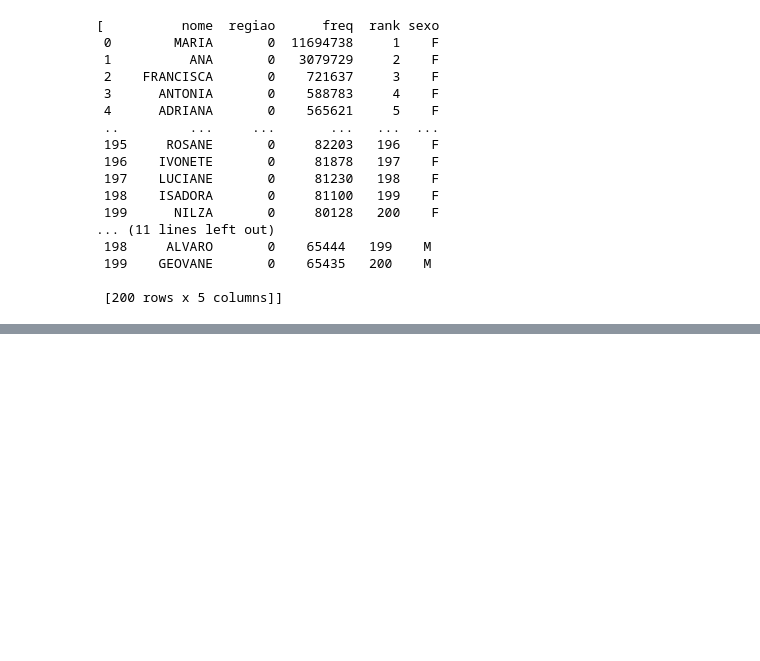
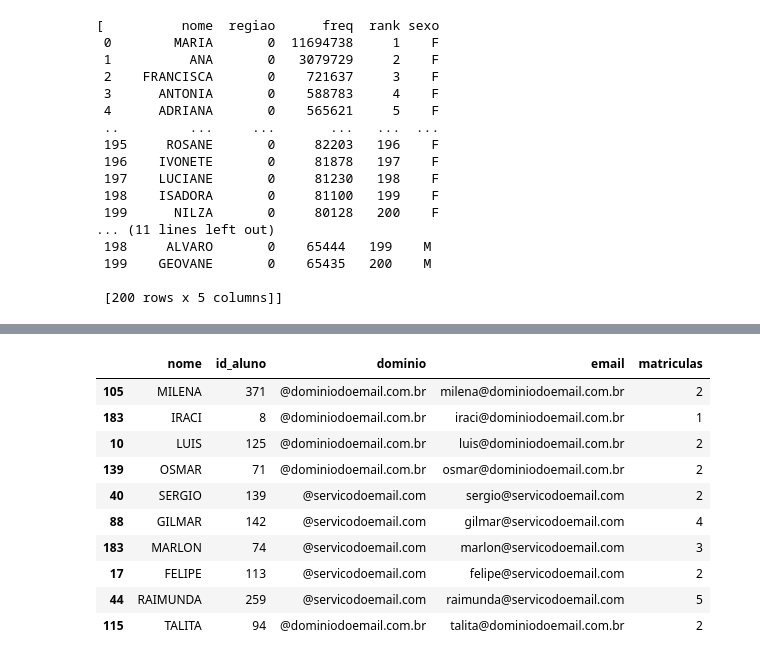
Before and after one commit to luizevans/luizevans, a Jupyter notebook: Pandas_Entrada_e_Saida.ipynb, the cells around one changed output, grey strips where cells are left out. Cells and saved outputs as stored; diff of their text form; code cells hidden in the pictures; blank space fills up the shorter version.

```diff
--- a/Pandas_Entrada_e_Saida.ipynb
+++ b/Pandas_Entrada_e_Saida.ipynb
@@ -68,0 +253,14 @@ nomes.sample(5)
+# %%
+nomes.sample(10)
+# %% [output]
+|  | nome | id_aluno | dominio | email | matriculas |
+| 105 | MILENA | 371 | @dominiodoemail.com.br | milena@dominiodoemail.com.br | 2 |
+| 183 | IRACI | 8 | @dominiodoemail.com.br | iraci@dominiodoemail.com.br | 1 |
+| 10 | LUIS | 125 | @dominiodoemail.com.br | luis@dominiodoemail.com.br | 2 |
+| 139 | OSMAR | 71 | @dominiodoemail.com.br | osmar@dominiodoemail.com.br | 2 |
+| 40 | SERGIO | 139 | @servicodoemail.com | sergio@servicodoemail.com | 2 |
+| 88 | GILMAR | 142 | @servicodoemail.com | gilmar@servicodoemail.com | 4 |
+| 183 | MARLON | 74 | @servicodoemail.com | marlon@servicodoemail.com | 3 |
+| 17 | FELIPE | 113 | @servicodoemail.com | felipe@servicodoemail.com | 2 |
+| 44 | RAIMUNDA | 259 | @servicodoemail.com | raimunda@servicodoemail.com | 5 |
+| 115 | TALITA | 94 | @dominiodoemail.com.br | talita@dominiodoemail.com.br | 2 |
```
Also changed, not shown: parts of 85 cells of this notebook.
